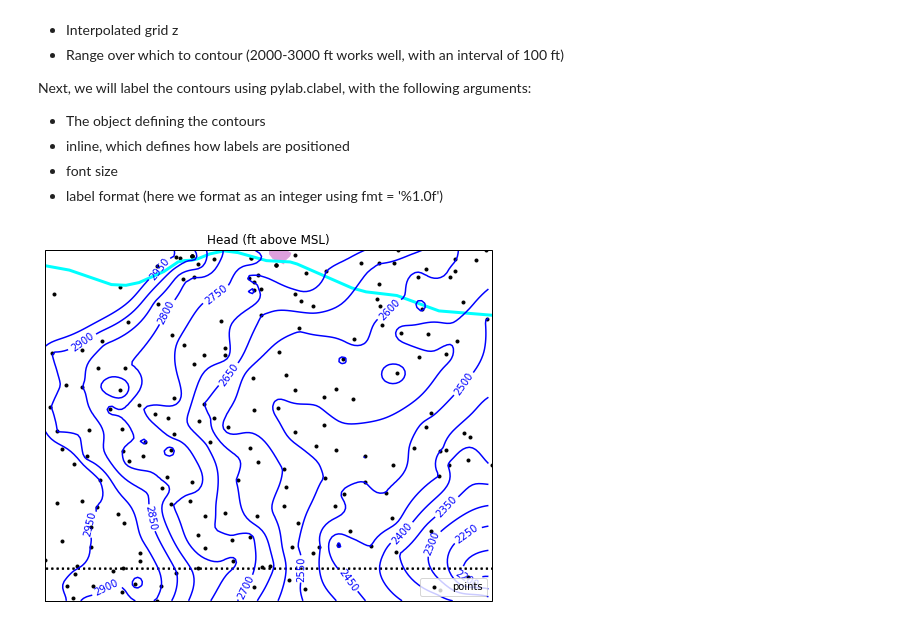
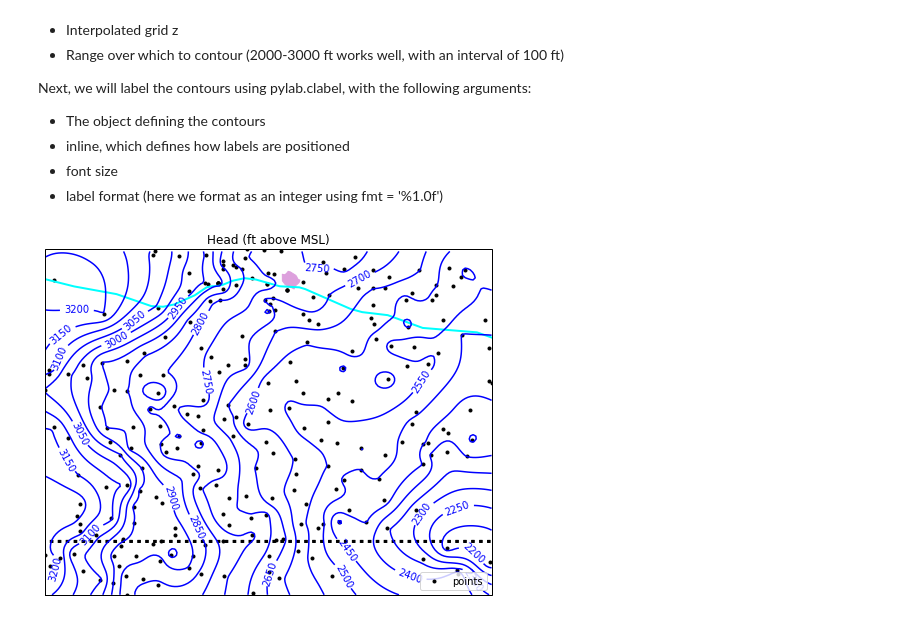
Before and after one commit to yiquanw2/geol572_6, a Jupyter notebook: HighPlainsAquifer.ipynb, the cells around one changed output. Drawn from its saved outputs; the diff is of its cells as text; code cells hidden in the pictures.

```diff
--- a/HighPlainsAquifer.ipynb
+++ b/HighPlainsAquifer.ipynb
@@ -54,12 +55,8 @@ After importing the pykrige package, conduct a Universal Kriging. The Universal
     <li>Variogram model, assigned as "Spherical". We could also explore Gaussian, Linear, Exponential, etc.</li>
 </ul>
 # %%
-# Must convert lat and long of each point to a numpy array
-longx = np.array(hp_dtw['long'])
-laty = np.array(hp_dtw['lat'])
-
 # conduct the Universal Kriging, note that the output is an object that we have to work with later.
-UK = UniversalKriging(longx, laty, hp_dtw['heads_ft'], variogram_model='spherical')
+UK = UniversalKriging(hp_dtw['long'], hp_dtw['lat'], hp_dtw['heads_ft'], variogram_model='spherical',nlags=6)
 # %% [markdown]
 ### Create a grid to plot the data
 
@@ -72,12 +69,12 @@ Finally, we use the method UK.execute(), with arguments that first inform that w
 Note that we also run the method z.filled(), which will fill in any missing values. We assign the fill_value as 'None'.
 # %%
 # define the area over which to plot data
-minlat = 36.9
-maxlat = 38.
-minlong = -101.6
-maxlong = -100.2
+minlat = min(hp_dtw['lat'])
+maxlat = max(hp_dtw['lat'])
+minlong = min(hp_dtw['long'])
+maxlong = max(hp_dtw['long'])
 
-# create xpoints and ypoints in space, with 0.1 spacing
+# create xpoints and ypoints in space, with 0.01 spacing
 xpoints = np.arange(minlong,maxlong,0.01)
 ypoints = np.arange(minlat,maxlat,0.01)
 
@@ -118,7 +113,6 @@ Next, we will label the contours using pylab.clabel, with the following argument
 
 fig = plt.figure(figsize=(8, 8))
 ax = plt.axes(projection=ccrs.PlateCarree())
-#ax.set_extent(BOUNDS) # not setting bounds means we can see the full extent of the projected space.
 ax.set_xlim(minlong,maxlong)
 ax.set_ylim(minlat,maxlat)
 ax.set_title("Head (ft above MSL)")
@@ -132,36 +126,37 @@ largerivers = cf.NaturalEarthFeature(
     name='rivers_lake_centerlines',
     scale='110m',
     facecolor='none')
 smallrivers = cf.NaturalEarthFeature(
     category='physical',
     name='rivers_lake_centerlines_scale_rank',
     scale='10m',
     facecolor='none')
 popplaces = cf.NaturalEarthFeature(
     category='cultural',
     name='urban_areas',
     scale='10m',
     facecolor='plum')
 
 ax.add_feature(popplaces,edgecolor='plum',linewidth=1.0)
-ax.add_feature(states_provinces, edgecolor='black', linewidth=2.0,linestyle=':')
-ax.add_feature(largerivers,edgecolor='aqua',linewidth=3.0)
-ax.add_feature(smallrivers,edgecolor='aqua',linewidth=3.0)
+ax.add_feature(largerivers,edgecolor='aqua',linewidth=2.0)
+ax.add_feature(smallrivers,edgecolor='aqua',linewidth=2.0)
+ax.add_feature(states_provinces, edgecolor='black', linewidth=3.0,linestyle=':')
+
 
 
 
 # create contours from the interpolation
-cset = plt.contour(X,Y,z,np.arange(2000, 3000, 50),colors='blue')
+cset = plt.contour(X,Y,z,np.arange(1000, 5000, 50),colors='blue')
 
 # contour labels
 pylab.clabel(cset, inline=1, fontsize=10,fmt='%1.0f')
 
 # plot the points that were measured
-plt.scatter(longx, laty, marker=".", color="black", label="points")
+plt.scatter(hp_dtw['long'], hp_dtw['lat'], marker=".", color="black", label="points")
 
 
 plt.legend(loc='lower right')
 plt.title('Head (ft above MSL)')
 plt.show()
 # %% [output]
-[figure, old version]
+[figure, new version]
```
Also changed, not shown: parts of 2 cells of this notebook.
